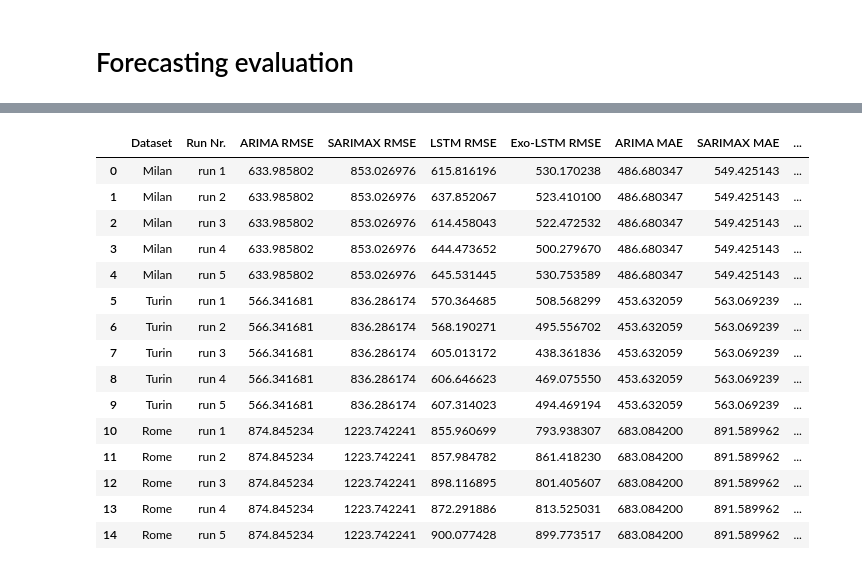
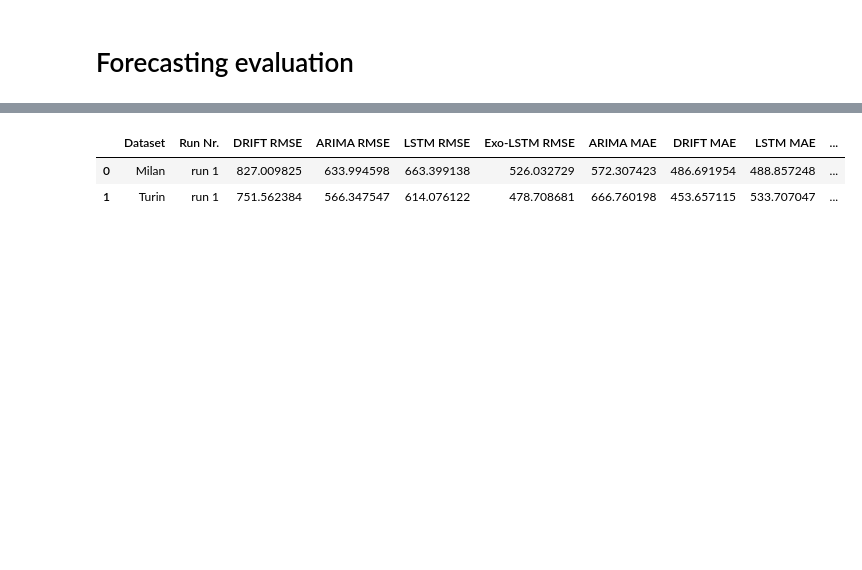
Before and after one commit to geriskenderi/EXO-LSTM, a Jupyter notebook: code/Thesis Forecasting - All Weekly Sales.ipynb, the cells around one changed output, grey strips where cells are left out. Drawn from its saved outputs; the diff is of its cells as text; code cells hidden in the pictures; blank space fills up the shorter version.

```diff
--- a/code/Thesis Forecasting - All Weekly Sales.ipynb
+++ b/code/Thesis Forecasting - All Weekly Sales.ipynb
@@ -300,13 +300,14 @@ def check_lstm_forecast_results(pred, inp_te, out_te, poll_mean, poll_std, in_le
     #plt.legend()
     #plt.show()
 
-    pred_vec = (pred[:,-2,0].detach().cpu().numpy() * poll_std) + poll_mean
+    pred_vec = (pred[:,-out_len,0].detach().cpu().numpy() * poll_std) + poll_mean
     real_vec = (out_te[:,0,0] * poll_std) + poll_mean
 
     # Numerical evaluation based on RMSE and MAE
-    rmse = sm.tools.eval_measures.rmse((pred[:, -2,0].detach().cpu().numpy() * poll_std) + poll_mean, ((out_te[:, 0,0] * poll_std) + poll_mean))
-    mae = sm.tools.eval_measures.meanabs((pred[:, -2,0].detach().cpu().numpy() * poll_std) + poll_mean, ((out_te[:, 0,0] * poll_std) + poll_mean))
-
+    #rmse = sm.tools.eval_measures.rmse((pred[:, -2,0].detach().cpu().numpy() * poll_std) + poll_mean, ((out_te[:, 0,0] * poll_std) + poll_mean))
+    #mae = sm.tools.eval_measures.meanabs((pred[:, -2,0].detach().cpu().numpy() * poll_std) + poll_mean, ((out_te[:, 0,0] * poll_std) + poll_mean))
+    rmse = sm.tools.eval_measures.rmse(pred_vec, real_vec)
+    mae = sm.tools.eval_measures.meanabs(pred_vec, real_vec)
     #plt.plot(real_vec, label="Real Test")
     #plt.plot(pred_vec, label="Pred Test")
     #plt.legend()
@@ -480,12 +481,12 @@ milan_weekly_augmented
 def_datasets = {
     "Milan": milan_weekly_default,
     "Turin": turin_weekly_default,
-    "Rome": rome_weekly_default
+    #"Rome": rome_weekly_default
 }
 aug_datasets = {
     "Milan": milan_weekly_augmented,
     "Turin": turin_weekly_augmented,
-    "Rome": rome_weekly_augmented
+    #"Rome": rome_weekly_augmented
 }
 
 ## results containers
@@ -764,25 +734,12 @@ Done
 # %%
 # Results for each run of forecasting
-single_run_results_df = pd.DataFrame(single_run_results, columns=["Dataset", "Run Nr.", "ARIMA RMSE", "SARIMAX RMSE", "LSTM RMSE", \
-                                                                  "Exo-LSTM RMSE", "ARIMA MAE", "SARIMAX MAE", "LSTM MAE", "Exo-LSTM MAE"])
+single_run_results_df = pd.DataFrame(single_run_results, columns=["Dataset", "Run Nr.", "DRIFT RMSE", "ARIMA RMSE", "LSTM RMSE", \
+                                                                  "Exo-LSTM RMSE", "ARIMA MAE", "DRIFT MAE", "LSTM MAE", "Exo-LSTM MAE"])
 single_run_results_df
 # %% [output]
-|  | Dataset | Run Nr. | ARIMA RMSE | SARIMAX RMSE | LSTM RMSE | Exo-LSTM RMSE | ARIMA MAE | SARIMAX MAE | ... |
-| 0 | Milan | run 1 | 633.985802 | 853.026976 | 615.816196 | 530.170238 | 486.680347 | 549.425143 | ... |
-| 1 | Milan | run 2 | 633.985802 | 853.026976 | 637.852067 | 523.410100 | 486.680347 | 549.425143 | ... |
-| 2 | Milan | run 3 | 633.985802 | 853.026976 | 614.458043 | 522.472532 | 486.680347 | 549.425143 | ... |
-| 3 | Milan | run 4 | 633.985802 | 853.026976 | 644.473652 | 500.279670 | 486.680347 | 549.425143 | ... |
-| 4 | Milan | run 5 | 633.985802 | 853.026976 | 645.531445 | 530.753589 | 486.680347 | 549.425143 | ... |
-| 5 | Turin | run 1 | 566.341681 | 836.286174 | 570.364685 | 508.568299 | 453.632059 | 563.069239 | ... |
-| 6 | Turin | run 2 | 566.341681 | 836.286174 | 568.190271 | 495.556702 | 453.632059 | 563.069239 | ... |
-| 7 | Turin | run 3 | 566.341681 | 836.286174 | 605.013172 | 438.361836 | 453.632059 | 563.069239 | ... |
-| 8 | Turin | run 4 | 566.341681 | 836.286174 | 606.646623 | 469.075550 | 453.632059 | 563.069239 | ... |
-| 9 | Turin | run 5 | 566.341681 | 836.286174 | 607.314023 | 494.469194 | 453.632059 | 563.069239 | ... |
-| 10 | Rome | run 1 | 874.845234 | 1223.742241 | 855.960699 | 793.938307 | 683.084200 | 891.589962 | ... |
-| 11 | Rome | run 2 | 874.845234 | 1223.742241 | 857.984782 | 861.418230 | 683.084200 | 891.589962 | ... |
-| 12 | Rome | run 3 | 874.845234 | 1223.742241 | 898.116895 | 801.405607 | 683.084200 | 891.589962 | ... |
-| 13 | Rome | run 4 | 874.845234 | 1223.742241 | 872.291886 | 813.525031 | 683.084200 | 891.589962 | ... |
-| 14 | Rome | run 5 | 874.845234 | 1223.742241 | 900.077428 | 899.773517 | 683.084200 | 891.589962 | ... |
+|  | Dataset | Run Nr. | DRIFT RMSE | ARIMA RMSE | LSTM RMSE | Exo-LSTM RMSE | ARIMA MAE | DRIFT MAE | LSTM MAE | ... |
+| 0 | Milan | run 1 | 827.009825 | 633.994598 | 663.399138 | 526.032729 | 572.307423 | 486.691954 | 488.857248 | ... |
+| 1 | Turin | run 1 | 751.562384 | 566.347547 | 614.076122 | 478.708681 | 666.760198 | 453.657115 | 533.707047 | ... |
 # %%
 # Aggregate results
 mean_results = single_run_results_df.copy(deep=True)
```
Also changed, not shown: parts of 6 cells of this notebook, 2 other files.
